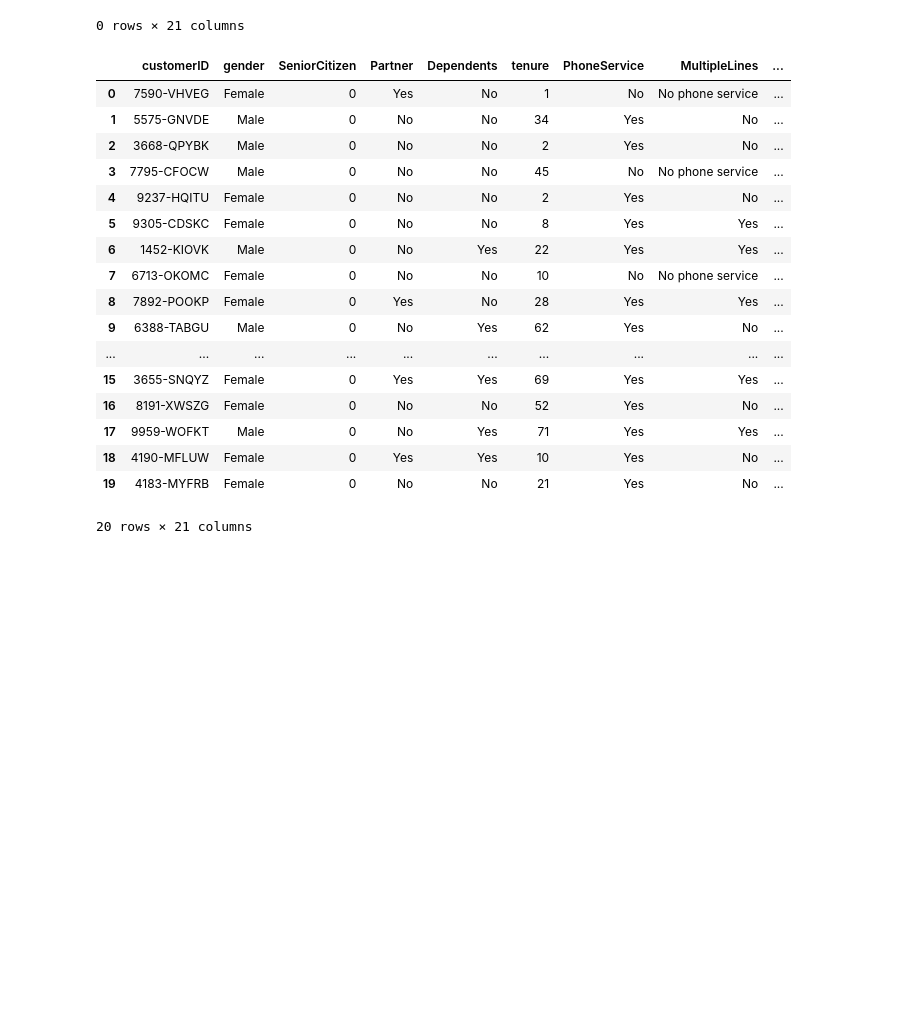
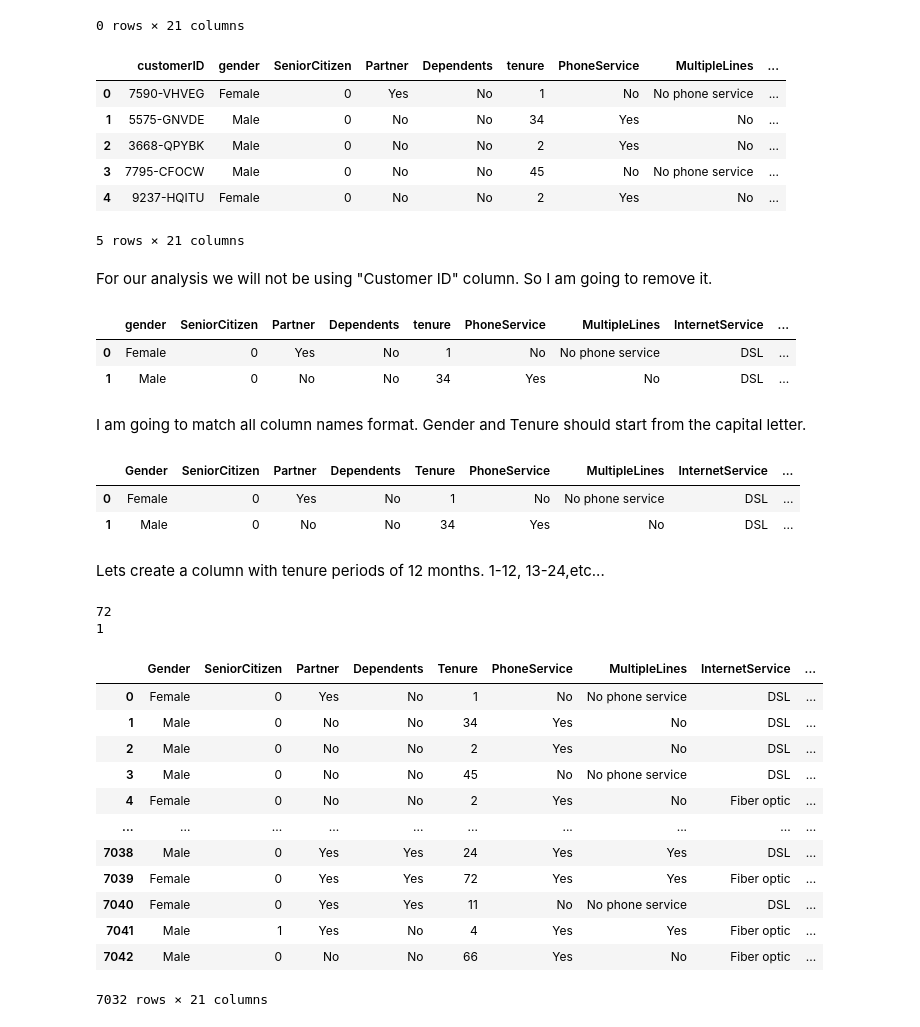
Before and after one commit to vytautasmu/Churn-Rate-Data-Analysis, a Jupyter notebook: data_cleaning.ipynb, the cells around one changed output. Drawn from its saved outputs; the diff is of its cells as text; code cells hidden in the pictures; blank space fills up the shorter version.

```diff
--- a/data_cleaning.ipynb
+++ b/data_cleaning.ipynb
@@ -126,7 +126,7 @@ df[df.isnull().any(axis=1)]
 |  | customerID | gender | SeniorCitizen | Partner | Dependents | tenure | PhoneService | MultipleLines | ... |
 0 rows × 21 columns
 # %%
-df.head(20)
+df.head(5)
 # %% [output]
 |  | customerID | gender | SeniorCitizen | Partner | Dependents | tenure | PhoneService | MultipleLines | ... |
 | 0 | 7590-VHVEG | Female | 0 | Yes | No | 1 | No | No phone service | ... |
@@ -134,15 +134,64 @@ df.head(20)
 | 2 | 3668-QPYBK | Male | 0 | No | No | 2 | Yes | No | ... |
 | 3 | 7795-CFOCW | Male | 0 | No | No | 45 | No | No phone service | ... |
 | 4 | 9237-HQITU | Female | 0 | No | No | 2 | Yes | No | ... |
-| 5 | 9305-CDSKC | Female | 0 | No | No | 8 | Yes | Yes | ... |
-| 6 | 1452-KIOVK | Male | 0 | No | Yes | 22 | Yes | Yes | ... |
-| 7 | 6713-OKOMC | Female | 0 | No | No | 10 | No | No phone service | ... |
-| 8 | 7892-POOKP | Female | 0 | Yes | No | 28 | Yes | Yes | ... |
-| 9 | 6388-TABGU | Male | 0 | No | Yes | 62 | Yes | No | ... |
-| ... | ... | ... | ... | ... | ... | ... | ... | ... | ... |
-| 15 | 3655-SNQYZ | Female | 0 | Yes | Yes | 69 | Yes | Yes | ... |
-| 16 | 8191-XWSZG | Female | 0 | No | No | 52 | Yes | No | ... |
-| 17 | 9959-WOFKT | Male | 0 | No | Yes | 71 | Yes | Yes | ... |
-| 18 | 4190-MFLUW | Female | 0 | Yes | Yes | 10 | Yes | No | ... |
-| 19 | 4183-MYFRB | Female | 0 | No | No | 21 | Yes | No | ... |
-20 rows × 21 columns
+5 rows × 21 columns
+# %% [markdown]
+For our analysis we will not be using "Customer ID" column. So I am going to remove it.
+# %%
+df = df.drop('customerID', axis=1)
+# %%
+df.head(2)
+# %% [output]
+|  | gender | SeniorCitizen | Partner | Dependents | tenure | PhoneService | MultipleLines | InternetService | ... |
+| 0 | Female | 0 | Yes | No | 1 | No | No phone service | DSL | ... |
+| 1 | Male | 0 | No | No | 34 | Yes | No | DSL | ... |
+# %% [markdown]
+I am going to match all column names format. Gender and Tenure should start from the capital letter.
+# %%
+df.rename(columns={'gender': "Gender", 'tenure' : "Tenure"}, inplace = True)
+# %%
+df.head(2)
+# %% [output]
+|  | Gender | SeniorCitizen | Partner | Dependents | Tenure | PhoneService | MultipleLines | InternetService | ... |
+| 0 | Female | 0 | Yes | No | 1 | No | No phone service | DSL | ... |
+| 1 | Male | 0 | No | No | 34 | Yes | No | DSL | ... |
+# %% [markdown]
+Lets create a column with tenure periods of 12 months. 1-12, 13-24,etc...
+# %%
+print(df.Tenure.max())
+print(df.Tenure.min())
+# %% [output]
+72
+1
+# %%
+def tenure_p(month):
+    if month in range(1,13):
+        return '1-12'
+    elif month in range(13,25):
+        return '13-24'
+    elif month in range(25,37):
+        return '25-36'
+    elif month in range(37,49):
+        return '37-48'
+    elif month in range(49,61):
+        return '49-60'
+    elif month in range(61,73):
+        return '61-72'
+# %%
+df['Tenure_periods'] = df['Tenure'].apply(tenure_p)
+# %%
+df
+# %% [output]
+|  | Gender | SeniorCitizen | Partner | Dependents | Tenure | PhoneService | MultipleLines | InternetService | ... |
+| 0 | Female | 0 | Yes | No | 1 | No | No phone service | DSL | ... |
+| 1 | Male | 0 | No | No | 34 | Yes | No | DSL | ... |
+| 2 | Male | 0 | No | No | 2 | Yes | No | DSL | ... |
+| 3 | Male | 0 | No | No | 45 | No | No phone service | DSL | ... |
+| 4 | Female | 0 | No | No | 2 | Yes | No | Fiber optic | ... |
+| ... | ... | ... | ... | ... | ... | ... | ... | ... | ... |
+| 7038 | Male | 0 | Yes | Yes | 24 | Yes | Yes | DSL | ... |
+| 7039 | Female | 0 | Yes | Yes | 72 | Yes | Yes | Fiber optic | ... |
+| 7040 | Female | 0 | Yes | Yes | 11 | No | No phone service | DSL | ... |
+| 7041 | Male | 1 | Yes | No | 4 | Yes | Yes | Fiber optic | ... |
+| 7042 | Male | 0 | No | No | 66 | Yes | No | Fiber optic | ... |
+7032 rows × 21 columns
```
Also changed, not shown: parts of 2 cells of this notebook, 2 other files.
